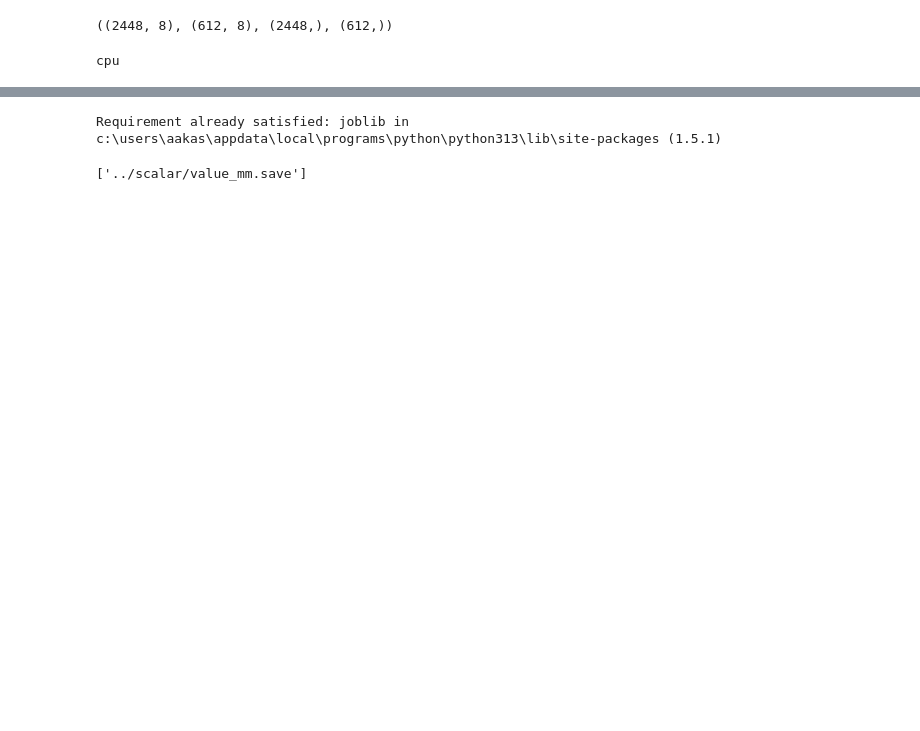
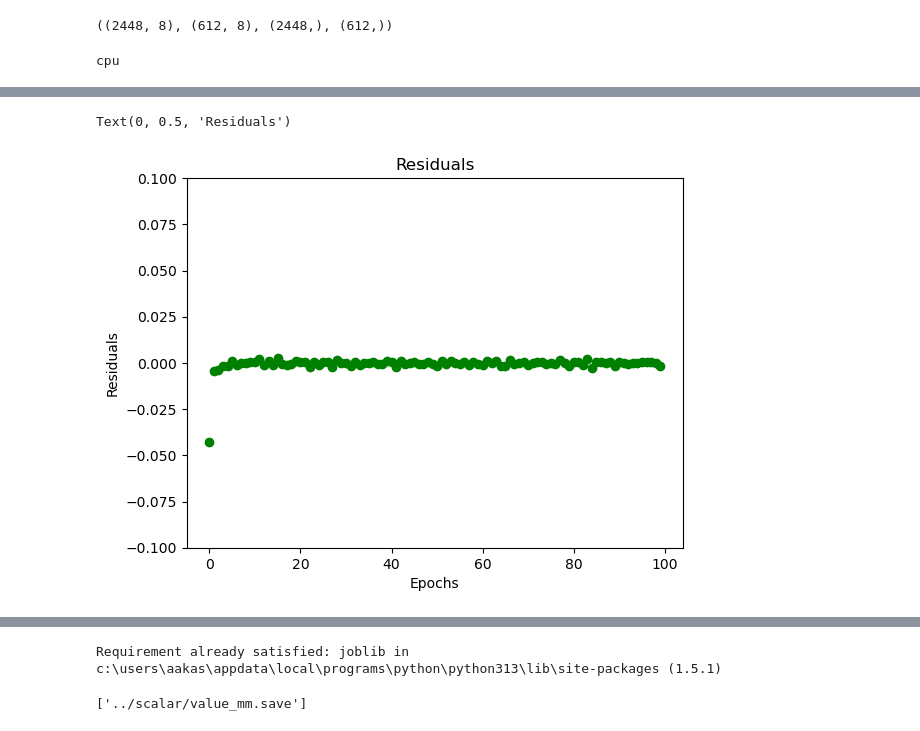
Before and after one commit to aakashvishcoder/Transfer-Market, a Jupyter notebook: model/model.ipynb, the cells around one changed output, grey strips where cells are left out. Cells and saved outputs as stored; diff of their text form; code cells hidden in the pictures; blank space fills up the shorter version.

```diff
--- a/model/model.ipynb
+++ b/model/model.ipynb
@@ -503,0 +501,10 @@ display_graphs(training_losses,testing_losses,num_epochs,"Neural Network")
+# %%
+x = range(num_epochs)
+plt.scatter(x,training_residuals,color="green")
+plt.title("Residuals")
+plt.xlabel("Epochs")
+plt.ylim(-0.1,0.1)
+plt.ylabel("Residuals")
+# %% [output]
+Text(0, 0.5, 'Residuals')
+[figure, added]
```
Also changed, not shown: parts of 8 cells of this notebook, 1 other file.
